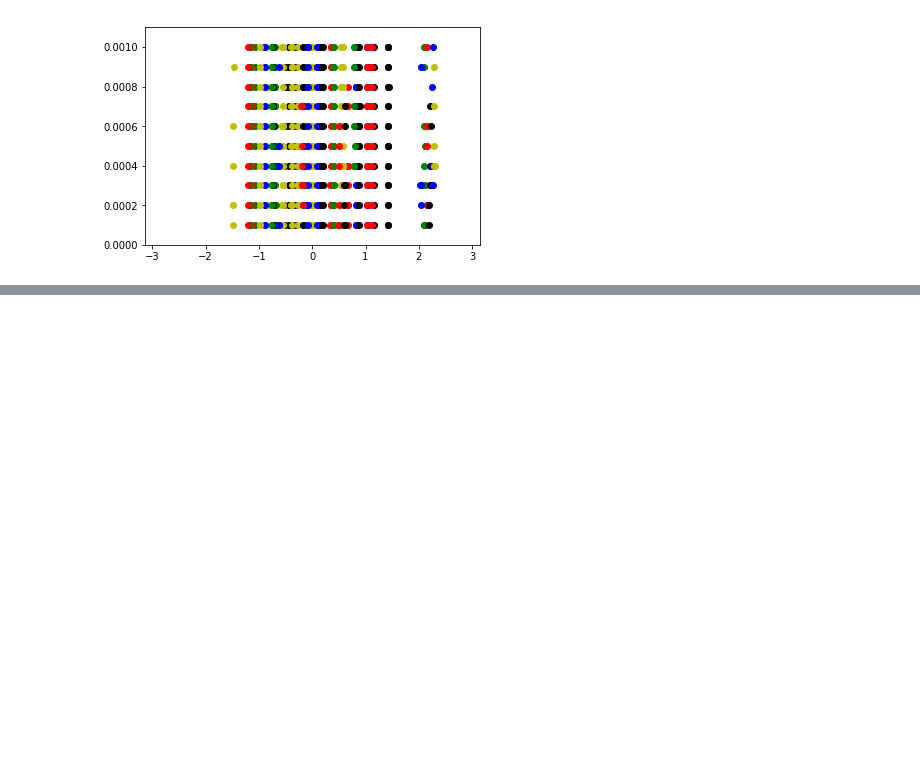
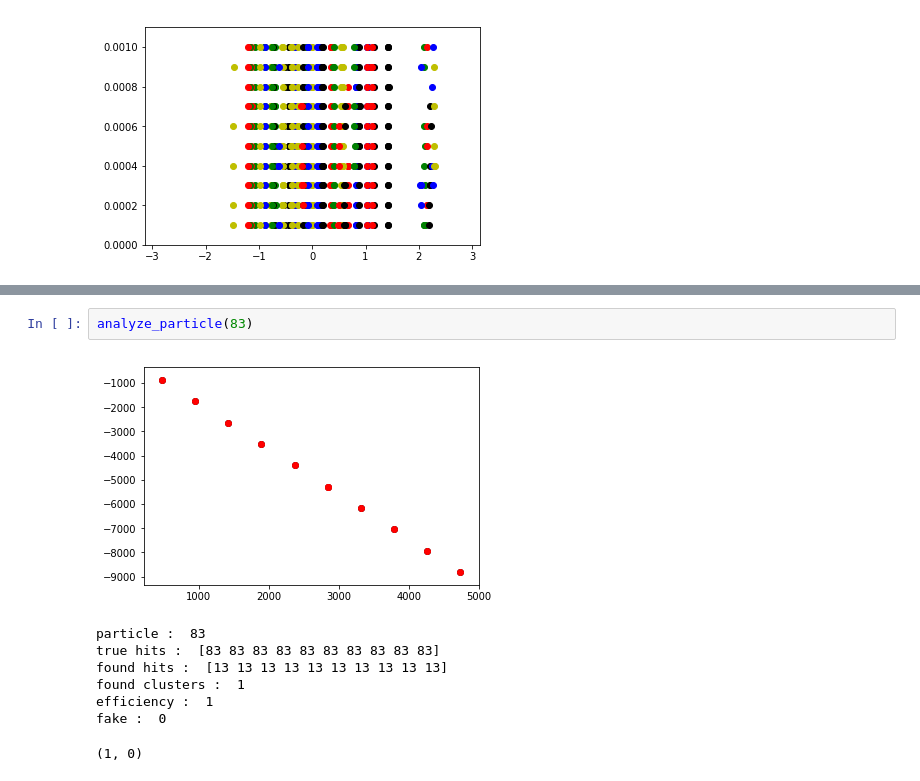
Before and after one commit to yetkinyilmaz/TrackML2D, a Jupyter notebook: notebook_trackML.ipynb, the cells around one changed output, grey strips where cells are left out. Saved outputs shown, nothing was run; the diff lists cells and outputs as text; blank space fills up the shorter version.

```diff
--- a/notebook_trackML.ipynb
+++ b/notebook_trackML.ipynb
@@ -150,0 +205,11 @@ plt.show()
+# %%
+analyze_particle(83)
+# %% [output]
+[figure, added]
+particle :  83
+true hits :  [83 83 83 83 83 83 83 83 83 83]
+found hits :  [13 13 13 13 13 13 13 13 13 13]
+found clusters :  1
+efficiency :  1
+fake :  0
+(1, 0)
```
Also changed, not shown: parts of 13 cells of this notebook, 2 other files.
